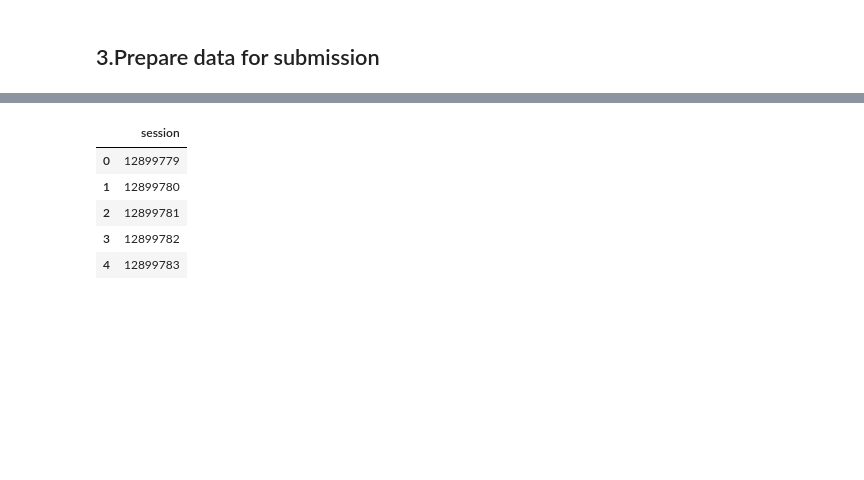
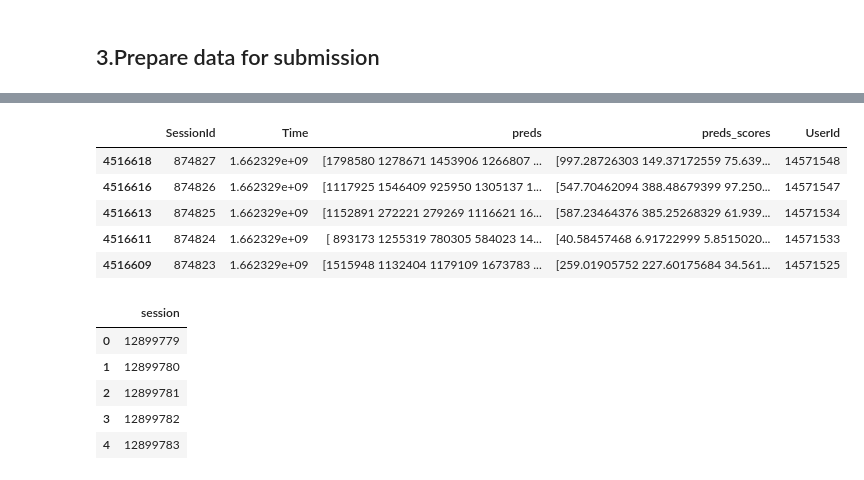
Before and after one commit to ArtemBoltaev/otto_recsys_kaggle, a Jupyter notebook: notebooks/VSTAN.ipynb, the cells around one changed output, grey strips where cells are left out. Saved outputs shown, nothing was run; the diff lists cells and outputs as text; code cells hidden in the pictures; blank space fills up the shorter version.

```diff
--- a/notebooks/VSTAN.ipynb
+++ b/notebooks/VSTAN.ipynb
@@ -204,3 +224,12 @@ memory usage: 40.6+ MB
+# %%
+results_filtr.head()
+# %% [output]
+|  | SessionId | Time | preds | preds_scores | UserId |
+| 4516618 | 874827 | 1.662329e+09 | [1798580 1278671 1453906 1266807 ... | [997.28726303 149.37172559 75.639... | 14571548 |
+| 4516616 | 874826 | 1.662329e+09 | [1117925 1546409 925950 1305137 1... | [547.70462094 388.48679399 97.250... | 14571547 |
+| 4516613 | 874825 | 1.662329e+09 | [1152891 272221 279269 1116621 16... | [587.23464376 385.25268329 61.939... | 14571534 |
+| 4516611 | 874824 | 1.662329e+09 | [ 893173 1255319 780305 584023 14... | [40.58457468 6.91722999 5.8515020... | 14571533 |
+| 4516609 | 874823 | 1.662329e+09 | [1515948 1132404 1179109 1673783 ... | [259.01905752 227.60175684 34.561... | 14571525 |
 # %%
 #get list of uniq sessions
 submmission = test_df[['session']].drop_duplicates().reset_index(drop=True)
```
Also changed, not shown: parts of 30 cells of this notebook, 9 other files.
